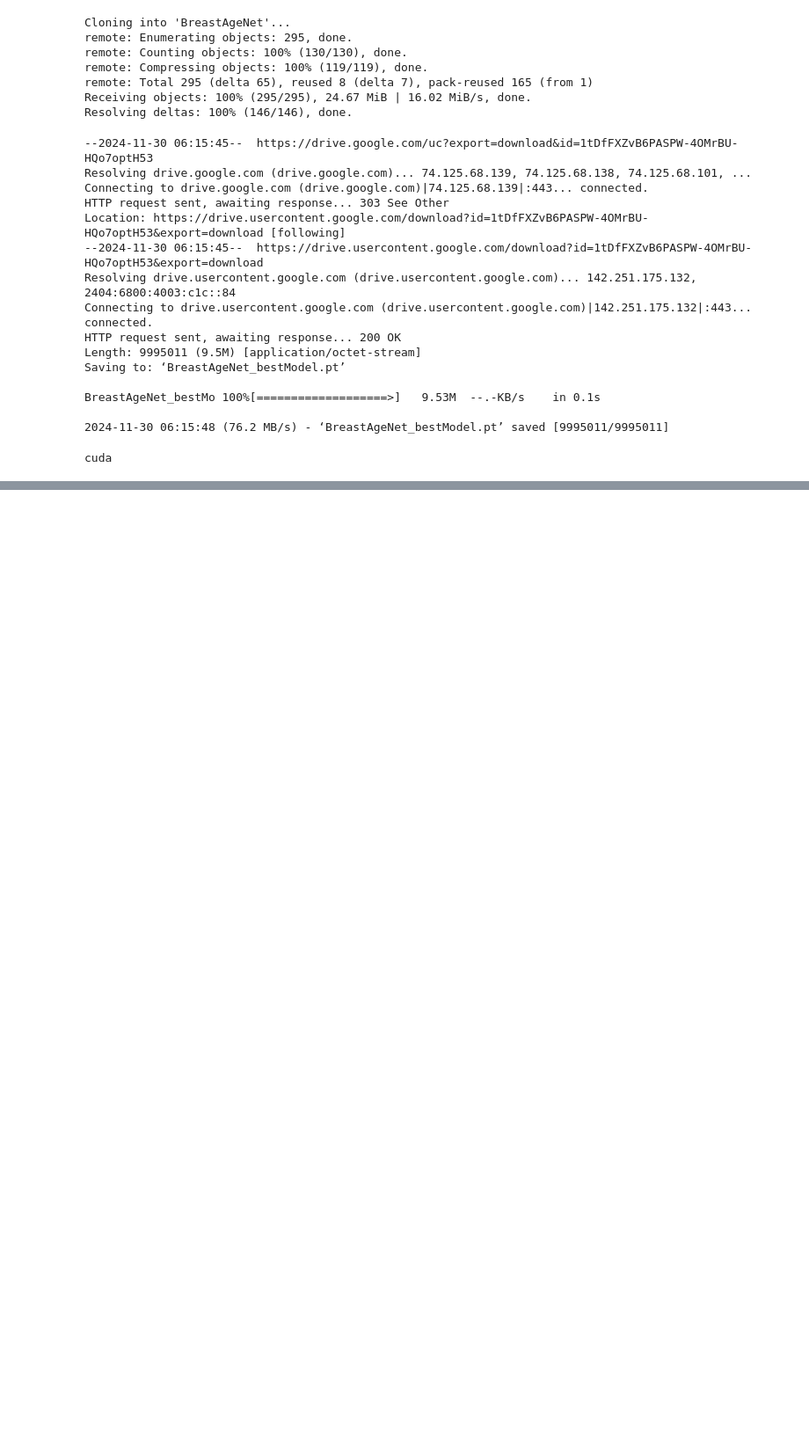
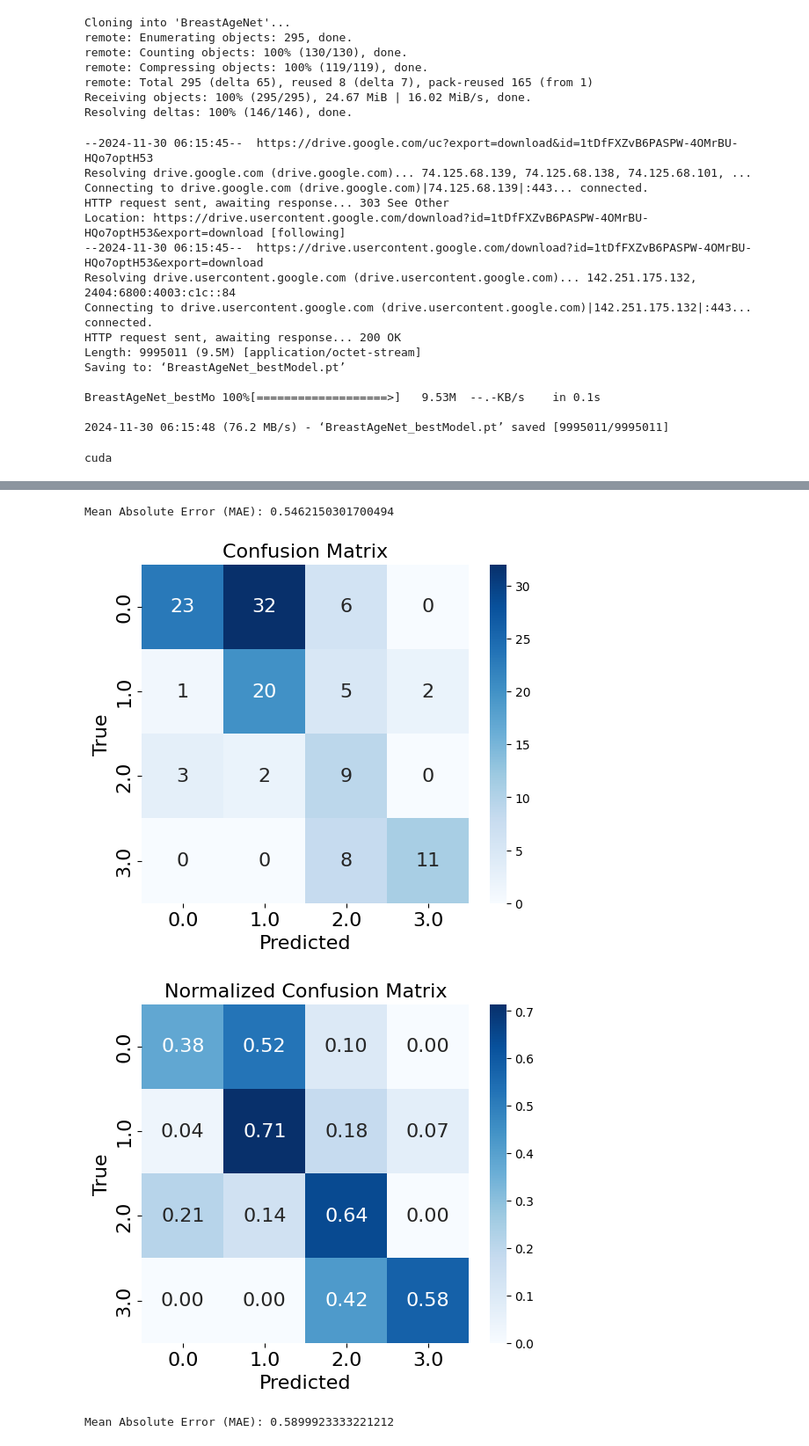
Before and after one commit to SiyuanChen726/BreastAgeNet, a Jupyter notebook: notebooks/inference.ipynb, the cells around one changed output, grey strips where cells are left out. Shown: that part at 88% size. Saved outputs shown, nothing was run; the diff lists cells and outputs as text; code cells hidden in the pictures; blank space fills up the shorter version.

```diff
--- a/notebooks/inference.ipynb
+++ b/notebooks/inference.ipynb
@@ -49,7 +50,7 @@ import matplotlib.pyplot as plt
 from utils_vis import *
 from utils_train import *
 # %%
-ckpt_name = "BreastAgeNet_bestModel.pt"
+ckpt_name = "/scratch_tmp/users/k21066795/BreastAgeNet/data/epi0.9_UNI_250_MultiHeadAttention_bestModel.pt"
 n_feats = get_dim_input(model_name = "UNI")
 
 model = BreastAgeNet(n_feats, attention="MultiHeadAttention", n_classes=3, n_heads=8, n_latent=512, embed_attn=True)
@@ -62,7 +63,7 @@ model = model.to(device)
 cuda
 # %%
 clinic_df = pd.read_csv("/scratch/prj/cb_normalbreast/Siyuan/prj_normal/BreastAgeNet/DATA/clinicData/AllCohorts.csv")
-clinic_df = clinic_df.loc[clinic_df["cohort"]=="development", :].copy()
+clinic_df = clinic_df.loc[clinic_df["cohort"]=="UR", :].copy()
 
 valid_patches = []
 for fea_pt in clinic_df.h5df.values:
@@ -96,4 +97,17 @@ print("Unique age groups and counts:", np.unique(clinic_df["age_group"], return_
 print(len(valid_patches))
 valid_patches = [i for i in valid_patches if "_".join(i.split("_")[:3]) in filtered_a]
 print(len(valid_patches))
+
+
+df = clinic_df.copy() # file containing all {wsi_id}_UNI.h5 files for the dataset
+df['h5df'] = [Path(i) for i in df["h5df"]]
+
+valid_patches = valid_patches # select patches with TC_epi > 0.9
+test_dblock = DataBlock(blocks = (TransformBlock, CategoryBlock),
+               get_x = ColReader('h5df'),
+               get_y = ColReader('age_group'),
+               item_tfms = MILBagTransform(df.h5df, bag_size, valid_patches))
+
+test_dls = test_dblock.dataloaders(df, bs=bag_size, shuffle=False)
+dataloaders = test_dls.test_dl(df, with_labels=True)
 # %%
@@ -183,0 +157,3 @@ print(averaged_data[['wsi_id', 'final_prediction']])
+# %%
+averaged_data = get_averaged_outputs(outputs)
+averaged_data
@@ -184,3 +174,26 @@ print(averaged_data[['wsi_id', 'final_prediction']])
+# %%
+MAE = np.abs(averaged_data["age_group"] - np.array(averaged_data["final_prediction"])).mean()
+print(f'Mean Absolute Error (MAE): {MAE}')
+# %% [output]
+Mean Absolute Error (MAE): 0.5462150301700494
 # %%
-df["wsi_id"] = [i.split("_")[0] for i in list(df["patch_id"])]
-df = pd.merge(df, clinic_df, on="wsi_id")
+# True labels and predictions
+y_true = averaged_data["age_group"].values
+y_pred = averaged_data["final_prediction"].values
+
+plot_cm(y_true, y_pred)
+plot_cm_norm(y_true, y_pred)
+# %% [output]
+[figure, added]
+[figure, added]
+# %%
+# Use majority voting to define the predicted value for each patient
+voted_predictions = averaged_data.groupby('patient_id')['final_prediction'].apply(lambda x: x.mode()[0])
+
+# # Merge the voted predictions back to the original DataFrame
+df_voted = averaged_data.drop('final_prediction', axis=1).merge(voted_predictions, on='patient_id', how='left')
+df_voted = df_voted.drop_duplicates("patient_id")
+MAE = np.abs(df_voted["age_group"].values - df_voted["final_prediction"].values).mean()
+print(f'Mean Absolute Error (MAE): {MAE}')
+# %% [output]
+Mean Absolute Error (MAE): 0.5899923333221212
```
Also changed, not shown: parts of 12 cells of this notebook.
